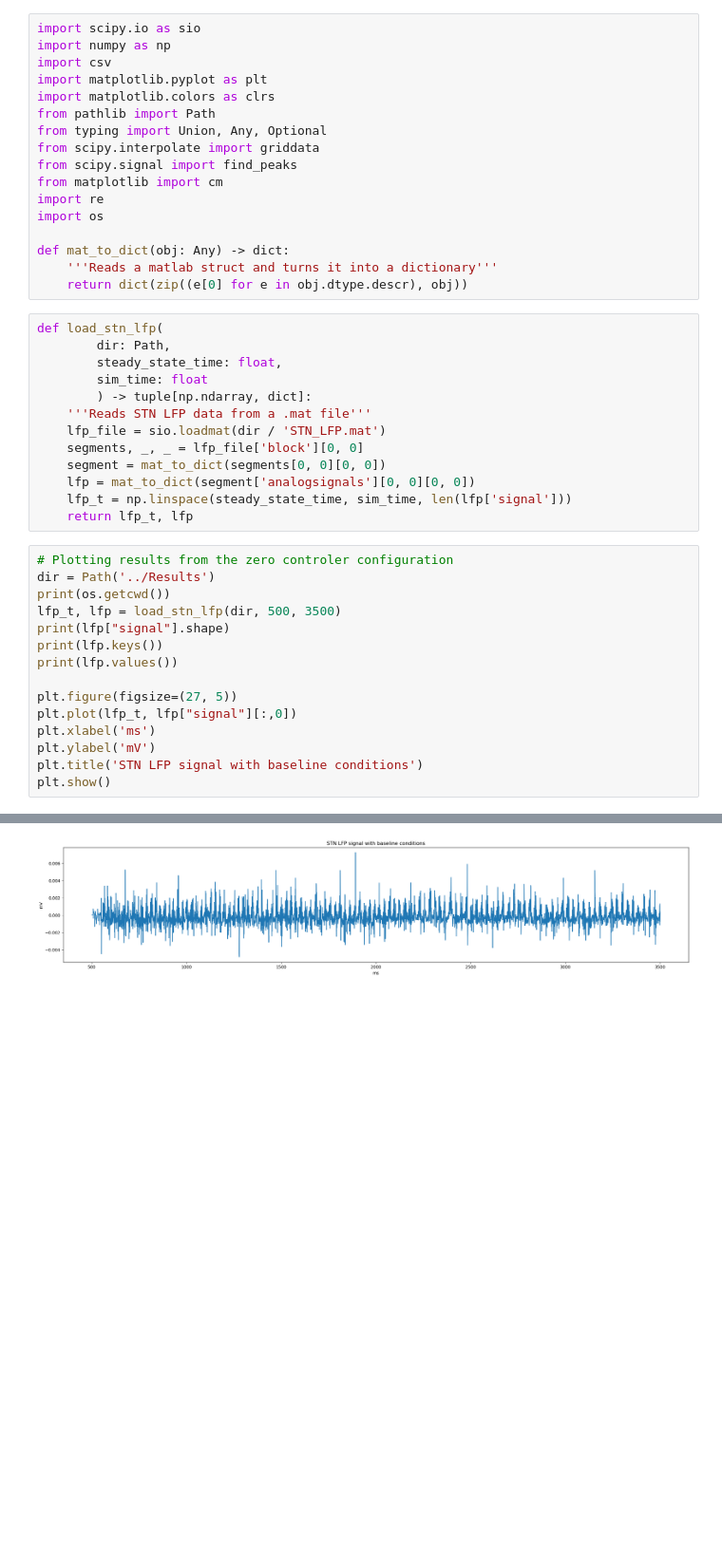
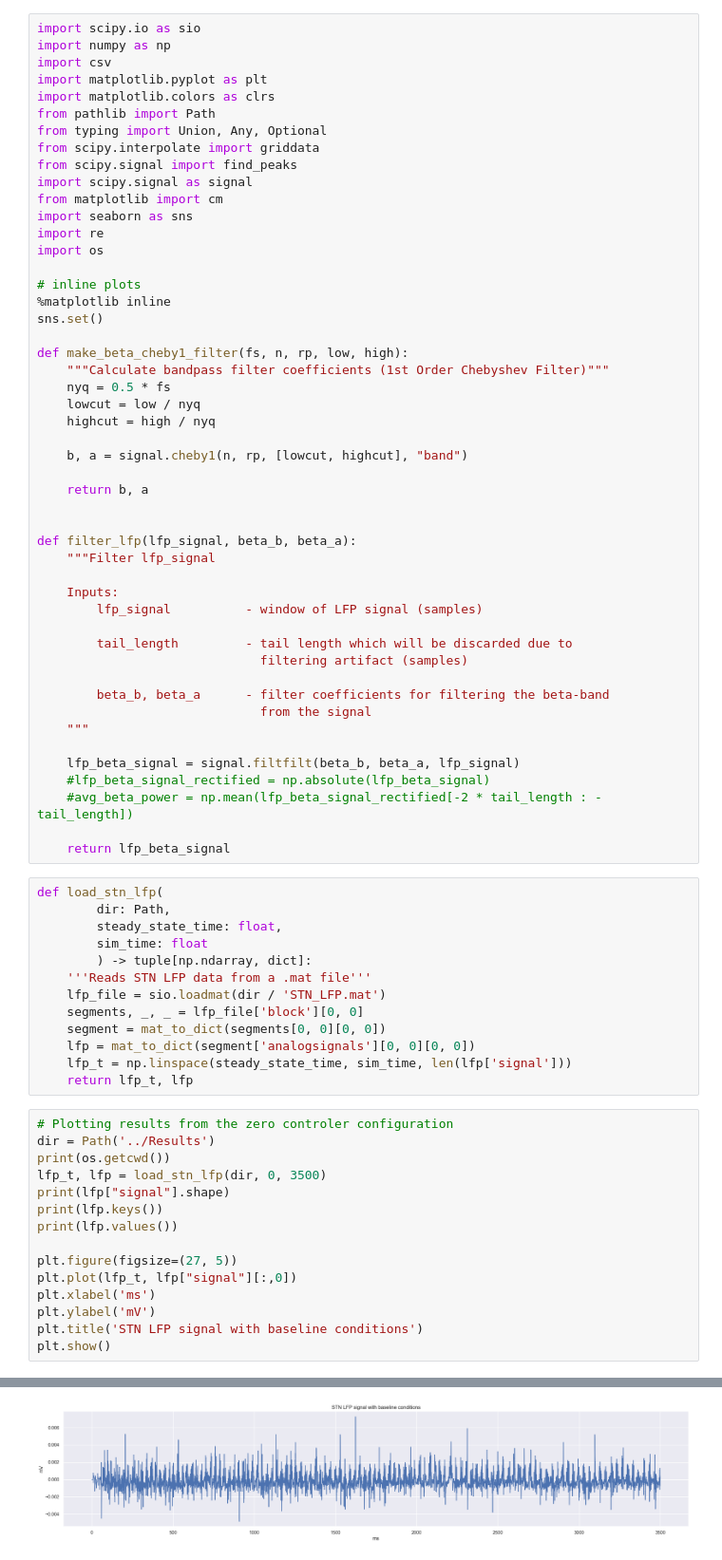
Before and after one commit to abelrassat7421/CBG_Model_Fleming_PTS, a Jupyter notebook: Results_freq_mod/plot_LFP.ipynb, the cells around one changed output, grey strips where cells are left out. Shown at 95% size. Saved outputs shown, nothing was run; the diff lists cells and outputs as text; blank space fills up the shorter version.

```diff
--- a/Results_freq_mod/plot_LFP.ipynb
+++ b/Results_freq_mod/plot_LFP.ipynb
@@ -8,13 +8,45 @@ from pathlib import Path
 from typing import Union, Any, Optional
 from scipy.interpolate import griddata
 from scipy.signal import find_peaks
+import scipy.signal as signal
 from matplotlib import cm
+import seaborn as sns
 import re
 import os
 
-def mat_to_dict(obj: Any) -> dict:
-    '''Reads a matlab struct and turns it into a dictionary'''
-    return dict(zip((e[0] for e in obj.dtype.descr), obj))
+# inline plots
+%matplotlib inline
+sns.set()
+
+def make_beta_cheby1_filter(fs, n, rp, low, high):
+    """Calculate bandpass filter coefficients (1st Order Chebyshev Filter)"""
+    nyq = 0.5 * fs
+    lowcut = low / nyq
+    highcut = high / nyq
+
+    b, a = signal.cheby1(n, rp, [lowcut, highcut], "band")
+
+    return b, a
+
+
+def filter_lfp(lfp_signal, beta_b, beta_a):
+    """Filter lfp_signal
+
+    Inputs:
+        lfp_signal          - window of LFP signal (samples)
+
+        tail_length         - tail length which will be discarded due to
+                              filtering artifact (samples)
+
+        beta_b, beta_a      - filter coefficients for filtering the beta-band
+                              from the signal
+    """
+
+    lfp_beta_signal = signal.filtfilt(beta_b, beta_a, lfp_signal)
+    #lfp_beta_signal_rectified = np.absolute(lfp_beta_signal)
+    #avg_beta_power = np.mean(lfp_beta_signal_rectified[-2 * tail_length : -tail_length])
+
+    return lfp_beta_signal
 # %%
 def load_stn_lfp(
         dir: Path,
@@ -31,27 +63,27 @@ def load_stn_lfp(
 # %%
 # Plotting results from the zero controler configuration
 dir = Path('../Results')
 print(os.getcwd())
-lfp_t, lfp = load_stn_lfp(dir, 500, 3500)
+lfp_t, lfp = load_stn_lfp(dir, 0, 3500)
 print(lfp["signal"].shape)
 print(lfp.keys())
 print(lfp.values())
 
 plt.figure(figsize=(27, 5))
 plt.plot(lfp_t, lfp["signal"][:,0])
 plt.xlabel('ms')
 plt.ylabel('mV')
 plt.title('STN LFP signal with baseline conditions')
 plt.show()
 # %% [output]
 /Users/abelrassat/Desktop/JHU/JH6/Mills_Lab/CBG_Model_Fleming_PTS/Results_freq_mod
 (8075, 1)
 dict_keys(['signal', 'signal_units', 'sampling_rate', 'sampling_rate_units', 't_start', 't_start_units', 'annotations'])
 dict_values([array([[0.        ],
        [0.        ],
        [0.        ],
        ...,
        [0.00040392],
        [0.00018325],
        [0.00018325]]), array(['mV'], dtype='<U2'), array([[0.01]]), array(['1/ms'], dtype='<U4'), array([[0.]]), array(['ms'], dtype='<U2'), array([[None]], dtype=object)])
-[figure, old version]
+[figure, new version]
```
Also changed, not shown: parts of 7 cells of this notebook.
